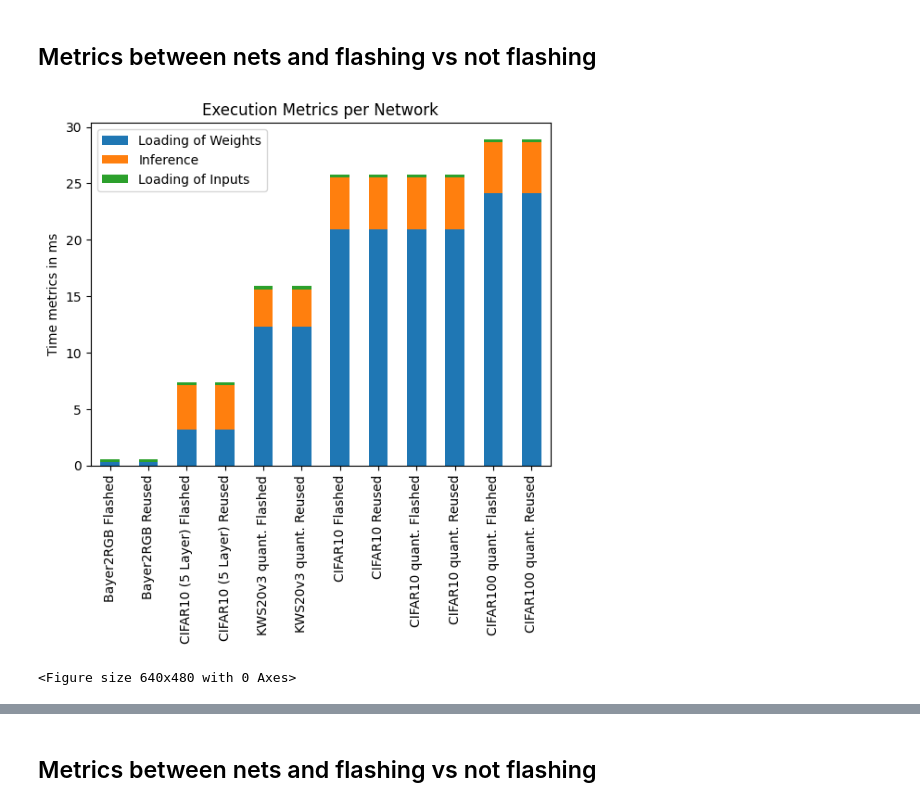
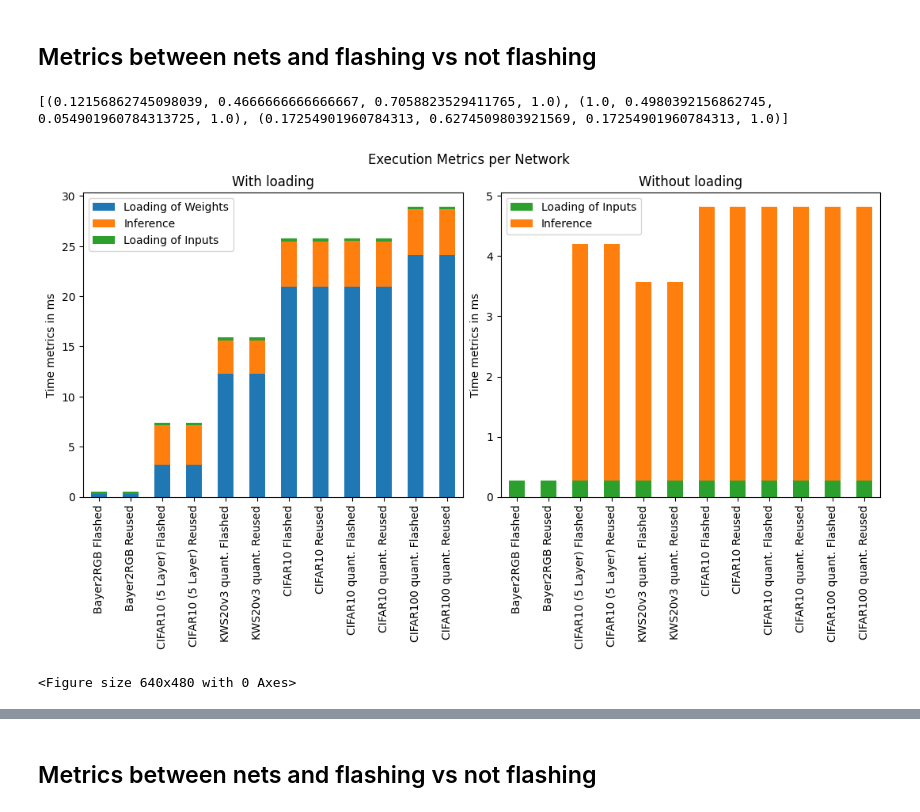
Before and after one commit to ekut-es/netdeployonnx, a Jupyter notebook: netdeployonnx/client/experiment.ipynb, the cells around one changed output, grey strips where cells are left out. Cells and saved outputs as stored; diff of their text form; code cells hidden in the pictures.

Commit message:
updates to plots

```diff
--- a/netdeployonnx/client/experiment.ipynb
+++ b/netdeployonnx/client/experiment.ipynb
@@ -17,8 +17,10 @@ import os
 pd.set_option('display.width', 130)
 
 notebook_path = Path(os.getcwd())
-results_path = notebook_path.parent.parent # we should be in /netdeployonnx/client/experiment.ipynb
+results_path = notebook_path # .parent.parent # we should be in /netdeployonnx/client/experiment.ipynb, so we end up in /
 figures_path = results_path.parent.parent / "documentation" / "figures"
-#print(results_path, figures_path)
-assert results_path.exists() and figures_path.exists()
+print(results_path, figures_path)
+assert results_path.exists()
+assert figures_path.exists(), f"{figures_path} does not exist"
+assert str(figures_path).endswith('/_Masterarbeit_SS24/documentation/figures')
 # %% [output]
@@ -105,27 +107,48 @@ data_overview_plot = get_data_overview(df_filtered.drop(columns=['uJ_per_input_l
 # %%
 # print(df_filtered.columns)
 df_percents = pd.DataFrame()
 df_percents['Option'] = df_filtered['option___reflash'].apply(lambda x: 'Flashed' if x else 'Reused')
 df_percents['Network'] = df['option_network_name'].apply(lambda x: nice_network_names[x])
 df_percents['network_size'] =  df['option_network_name'].apply(lambda x: weights[x])
 
 for k in ['inference','weights_loading', 'input_loading']:
     df_percents[nice_metrics[k]] = df_filtered[f'us_per_{k}'] #/ df_filtered['us_per_all']
 
 df_percents_indexed = df_percents.set_index(['Network', 'Option']).apply(lambda x: x / 1000, axis=1)
 df_percents_grouped = df_percents_indexed.groupby(['Network', 'Option']).mean().sort_values(by=['network_size'])
 
 df_percents_grouped.index = [f'{net} {option}' for net, option in df_percents_grouped.index]
 
-
+fig, axes = plt.subplots(1, 2, figsize=(13,5))
 # Plot the stacked bar chart
 df_percents_grouped_displayed = df_percents_grouped[[nice_metrics[k] for k in ['weights_loading', 'inference','input_loading', ]]]
-df_percents_grouped_displayed.plot(kind='bar', stacked=True)
+ax1 = df_percents_grouped_displayed.plot(kind='bar', stacked=True, ax=axes[0])
+#colors = [patch.get_facecolor() for patch in ax1.patches]
+colors = [(0.12156862745098039, 0.4666666666666667, 0.7058823529411765, 1.0), (1.0, 0.4980392156862745, 0.054901960784313725, 1.0), (0.17254901960784313, 0.6274509803921569, 0.17254901960784313, 1.0)]
+color_for_metric={
+    'weights_loading':colors[0],
+    'inference':colors[1],
+    'input_loading':colors[2],
+}
+colors = colors[::len(colors)//3]
+print(colors)
 
-plt.ylabel('Time metrics in ms')
-plt.title('Execution Metrics per Network')
+df_percents_grouped_withoutweights = df_percents_grouped_displayed.drop(columns=[nice_metrics['weights_loading']])[[nice_metrics[k] for k in ['input_loading', 'inference', ]]]
+df_percents_grouped_withoutweights.plot(kind='bar', stacked=True, ax=axes[1], color=[color_for_metric[metric] for metric in ['input_loading', 'inference']])
+
+
+axes[0].set_ylabel('Time metrics in ms')
+axes[1].set_ylabel('Time metrics in ms')
+axes[0].set_title('With loading')
+axes[1].set_title('Without loading')
+# axes[1].set_yticks([x*0.6 for x in range(4,8)])
+# axes[1].set_yticklabels([f'{(x//0.6)-6:2.0f}'  for x in range(4,8)])
+# axes[1].grid(axis='y', linestyle='--', alpha=0.7)
+plt.subplots_adjust(wspace=0.1)
+plt.suptitle('Execution Metrics per Network')
 plt.show()
 plt.savefig(figures_path / "05_execution_metrics_per_network.pdf", format='pdf')
 # %% [output]
+[(0.12156862745098039, 0.4666666666666667, 0.7058823529411765, 1.0), (1.0, 0.4980392156862745, 0.054901960784313725, 1.0), (0.17254901960784313, 0.6274509803921569, 0.17254901960784313, 1.0)]
-[figure, old version]
+[figure, new version]
-<Figure size 640x480 with 0 Axes>
+<Figure size 640x480 with 0 Axes>
```
Also changed, not shown: parts of 9 cells of this notebook.
